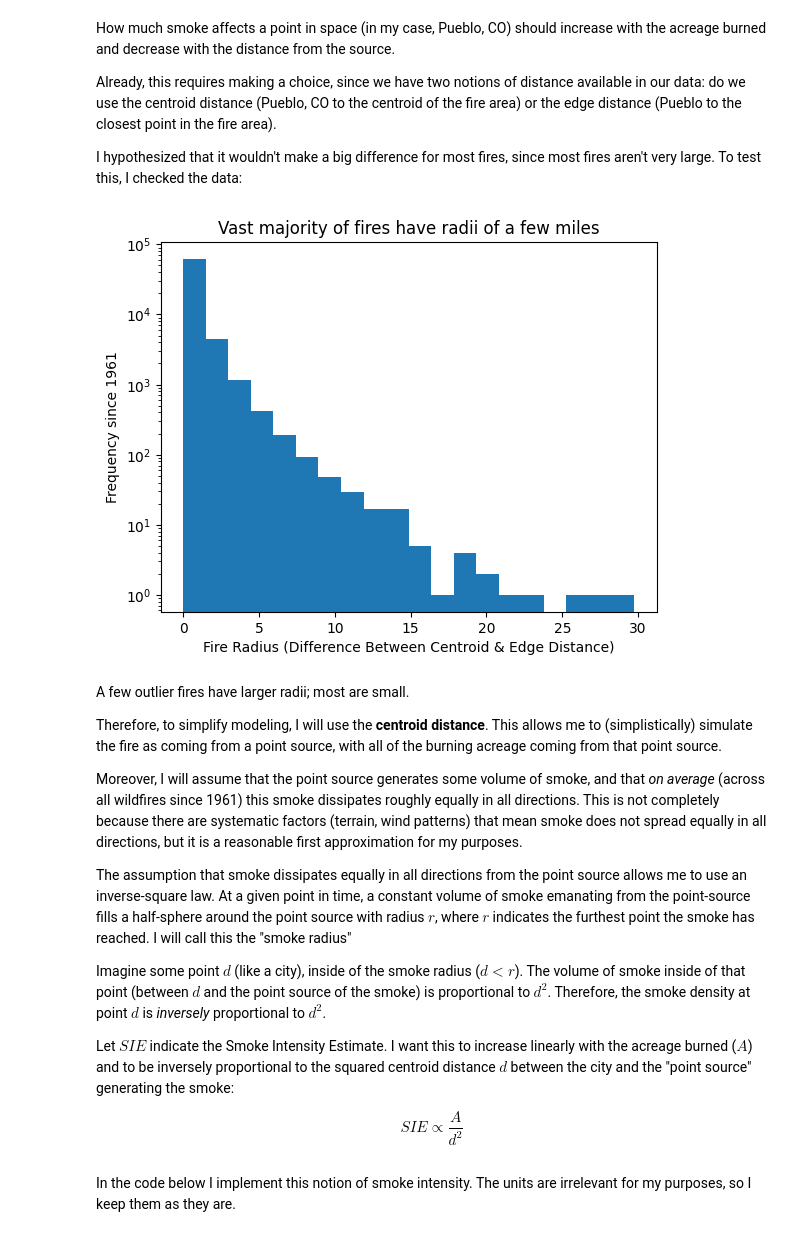
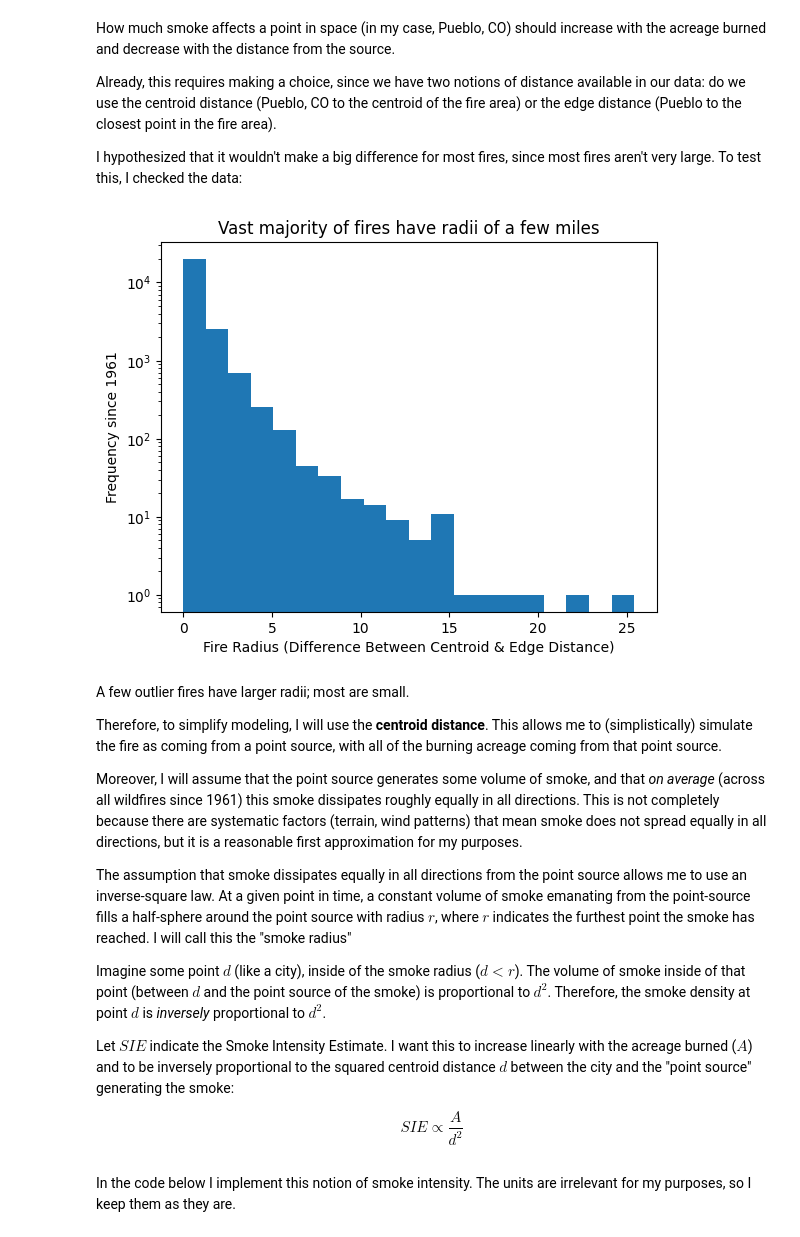
Before and after one commit to voglerdaniel/data-512-final-project, a Jupyter notebook: code/combining_distance_and_aqi.ipynb, the cells around one changed output. Saved outputs shown, nothing was run; the diff lists cells and outputs as text; code cells hidden in the pictures.

Commit message:
added visualizations

```diff
--- a/code/combining_distance_and_aqi.ipynb
+++ b/code/combining_distance_and_aqi.ipynb
@@ -14,6 +14,7 @@ for feature in feature_list:
 # %%
 import geopandas as gpd
 from shapely.geometry import Polygon
+
 
 def convert_to_geodataframe(feature_list):
     processed_features = []
@@ -30,17 +31,20 @@ def convert_to_geodataframe(feature_list):
                 processed_features.append({**attributes, 'geometry': polygon})
 
             except Exception as e:
-                print(f"Problem with geometry for OBJECTID {attributes.get('OBJECTID')}: {e}")
+                print(f"Problem with geometry for OBJECTID {
+                      attributes.get('OBJECTID')}: {e}")
 
-        elif geometry and 'curveRings'in geometry:
+        elif geometry and 'curveRings' in geometry:
             try:
                 polygon = Polygon(geometry['curveRings'][0])
                 processed_features.append({**attributes, 'geometry': polygon})
 
             except Exception as e:
-                print(f"Problem with geometry for OBJECTID {attributes.get('OBJECTID')}: {e}")
+                print(f"Problem with geometry for OBJECTID {
+                      attributes.get('OBJECTID')}: {e}")
         else:
-            print(f"Skipping feature with OBJECTID {attributes.get('OBJECTID')}: No 'rings' found. Instead, got: {geometry}\n")
+            print(f"Skipping feature with OBJECTID {attributes.get(
+                'OBJECTID')}: No 'rings' found. Instead, got: {geometry}\n")
 
     gdf = gpd.GeoDataFrame(processed_features, geometry='geometry')
     return gdf
@@ -155,3 +159,12 @@ wildfires_within_1800_mi
 | 130435 | 130464 | Wildfire | 1987 | 16.673322 | 1201.447427 | 6.747454e+04 | ... |
 | 132068 | 132097 | Wildfire | 1999 | 5988.576600 | 52039.511623 | 2.423491e+07 | ... |
 81927 rows × 9 columns
+# %%
+CLOSER_FIRE_CUTOFF = 650
+
+wildfires_within_650_mi = (
+    wildfires_within_1800_mi
+    .pipe(lambda x: x[x["centroid_distance_to_pueblo"] <= CLOSER_FIRE_CUTOFF])
+)
+
+wildfires_within_650_mi
@@ -159,7 +186,7 @@ wildfires_within_1800_mi
 YEAR_CUTOFF = 1961
 
 close_wildfires_since1961 = (
-    wildfires_within_1800_mi
+    wildfires_within_650_mi
     .pipe(lambda x: x[x["Fire_Year"] >= YEAR_CUTOFF])
 )
 
@@ -187,26 +214,27 @@ Already, this requires making a choice, since we have two notions of distance av
 
 I hypothesized that it wouldn't make a big difference for most fires, since most fires aren't very large. To test this, I checked the data:
 # %%
-fire_radius = close_wildfires_since1961["centroid_distance_to_pueblo"] - close_wildfires_since1961["shortest_distance_to_pueblo"]
+fire_radius = close_wildfires_since1961["centroid_distance_to_pueblo"] - \
+    close_wildfires_since1961["shortest_distance_to_pueblo"]
 
-plt.hist(fire_radius, bins = 20)
+plt.hist(fire_radius, bins=20)
 plt.yscale("log")
 plt.title("Vast majority of fires have radii of a few miles")
 plt.xlabel("Fire Radius (Difference Between Centroid & Edge Distance)")
 plt.ylabel("Frequency since 1961")
 plt.show()
 # %% [output]
-[figure, old version]
+[figure, new version]
 # %% [markdown]
 A few outlier fires have larger radii; most are small.
 
 Therefore, to simplify modeling, I will use the **centroid distance**. This allows me to (simplistically) simulate the fire as coming from a point source, with all of the burning acreage coming from that point source.
 
-Moreover, I will assume that the point source generates some volume of smoke, and that *on average* (across all wildfires since 1961) this smoke dissipates roughly equally in all directions. This is not completely because there are systematic factors (terrain, wind patterns) that mean smoke does not spread equally in all directions, but it is a reasonable first approximation for my purposes.
+Moreover, I will assume that the point source generates some volume of smoke, and that _on average_ (across all wildfires since 1961) this smoke dissipates roughly equally in all directions. This is not completely because there are systematic factors (terrain, wind patterns) that mean smoke does not spread equally in all directions, but it is a reasonable first approximation for my purposes.
 
 The assumption that smoke dissipates equally in all directions from the point source allows me to use an inverse-square law. At a given point in time, a constant volume of smoke emanating from the point-source fills a half-sphere around the point source with radius $r$, where $r$ indicates the furthest point the smoke has reached. I will call this the "smoke radius"
 
-Imagine some point $d$ (like a city), inside of the smoke radius ($d < r$). The volume of smoke inside of that point (between $d$ and the point source of the smoke) is proportional to $d^2$. Therefore, the smoke density at point $d$ is *inversely* proportional to $d^2$.
+Imagine some point $d$ (like a city), inside of the smoke radius ($d < r$). The volume of smoke inside of that point (between $d$ and the point source of the smoke) is proportional to $d^2$. Therefore, the smoke density at point $d$ is _inversely_ proportional to $d^2$.
 
 Let $SIE$ indicate the Smoke Intensity Estimate. I want this to increase linearly with the acreage burned ($A$) and to be inversely proportional to the squared centroid distance $d$ between the city and the "point source" generating the smoke:
 
```
Also changed, not shown: parts of 45 cells of this notebook.
